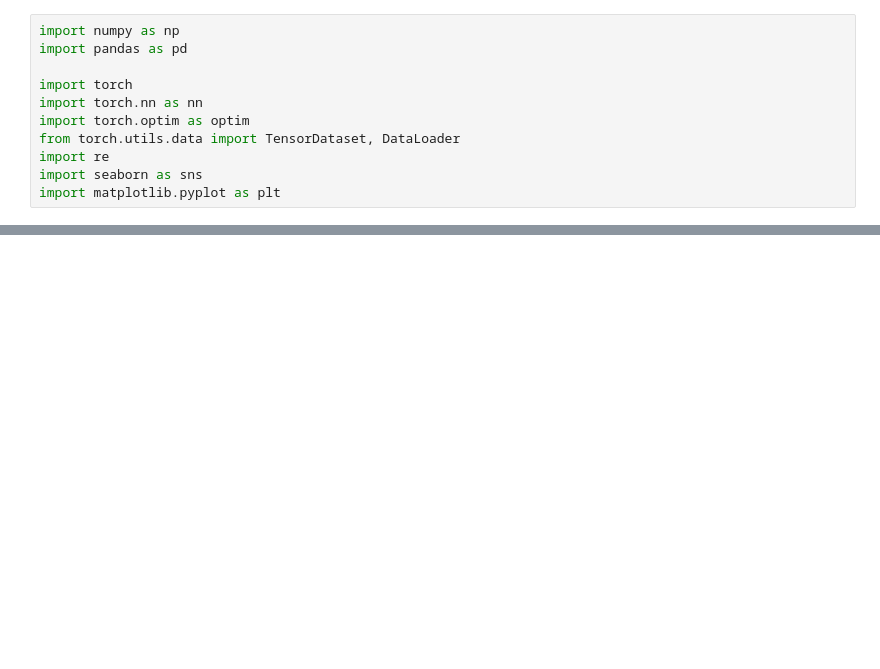
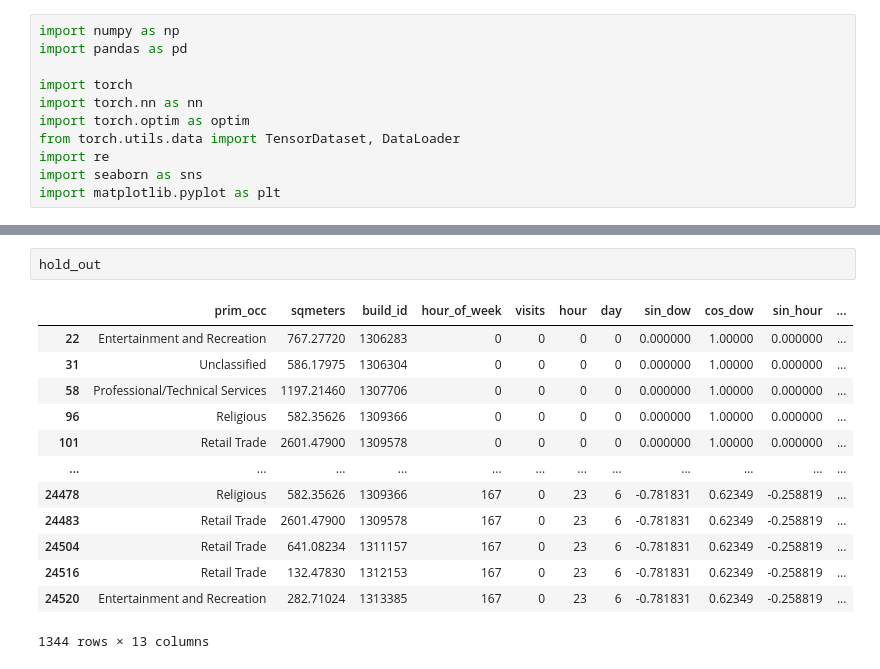
Before and after one commit to BenjaminDalziel/ampnet, a Jupyter notebook: code/fill_nonresidential.ipynb, the cells around one changed output, grey strips where cells are left out. Drawn from its saved outputs; the diff is of its cells as text; blank space fills up the shorter version.

```diff
--- a/code/fill_nonresidential.ipynb
+++ b/code/fill_nonresidential.ipynb
@@ -41,0 +118,16 @@ df[visits_cols] = df[visits_cols].apply(
+# %%
+hold_out
+# %% [output]
+|  | prim_occ | sqmeters | build_id | hour_of_week | visits | hour | day | sin_dow | cos_dow | sin_hour | ... |
+| 22 | Entertainment and Recreation | 767.27720 | 1306283 | 0 | 0 | 0 | 0 | 0.000000 | 1.00000 | 0.000000 | ... |
+| 31 | Unclassified | 586.17975 | 1306304 | 0 | 0 | 0 | 0 | 0.000000 | 1.00000 | 0.000000 | ... |
+| 58 | Professional/Technical Services | 1197.21460 | 1307706 | 0 | 0 | 0 | 0 | 0.000000 | 1.00000 | 0.000000 | ... |
+| 96 | Religious | 582.35626 | 1309366 | 0 | 0 | 0 | 0 | 0.000000 | 1.00000 | 0.000000 | ... |
+| 101 | Retail Trade | 2601.47900 | 1309578 | 0 | 0 | 0 | 0 | 0.000000 | 1.00000 | 0.000000 | ... |
+| ... | ... | ... | ... | ... | ... | ... | ... | ... | ... | ... | ... |
+| 24478 | Religious | 582.35626 | 1309366 | 167 | 0 | 23 | 6 | -0.781831 | 0.62349 | -0.258819 | ... |
+| 24483 | Retail Trade | 2601.47900 | 1309578 | 167 | 0 | 23 | 6 | -0.781831 | 0.62349 | -0.258819 | ... |
+| 24504 | Retail Trade | 641.08234 | 1311157 | 167 | 0 | 23 | 6 | -0.781831 | 0.62349 | -0.258819 | ... |
+| 24516 | Retail Trade | 132.47830 | 1312153 | 167 | 0 | 23 | 6 | -0.781831 | 0.62349 | -0.258819 | ... |
+| 24520 | Entertainment and Recreation | 282.71024 | 1313385 | 167 | 0 | 23 | 6 | -0.781831 | 0.62349 | -0.258819 | ... |
+1344 rows × 13 columns
```
Also changed, not shown: parts of 30 cells of this notebook.
